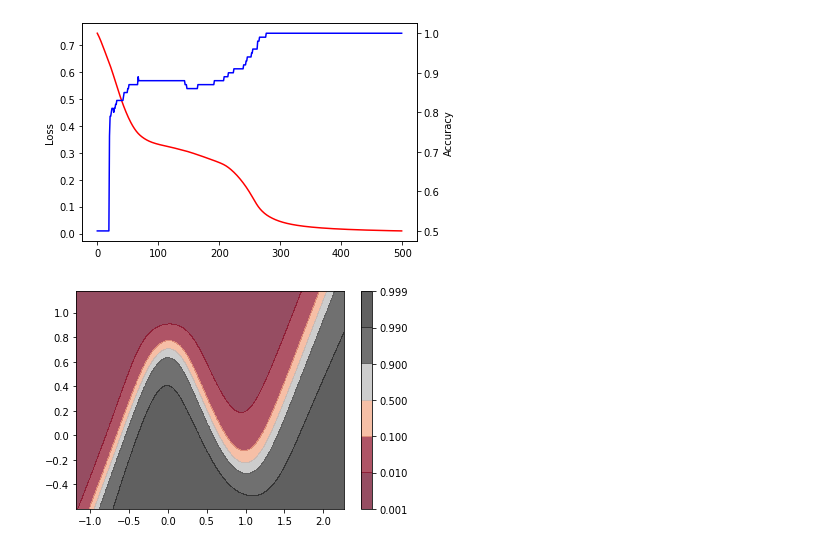
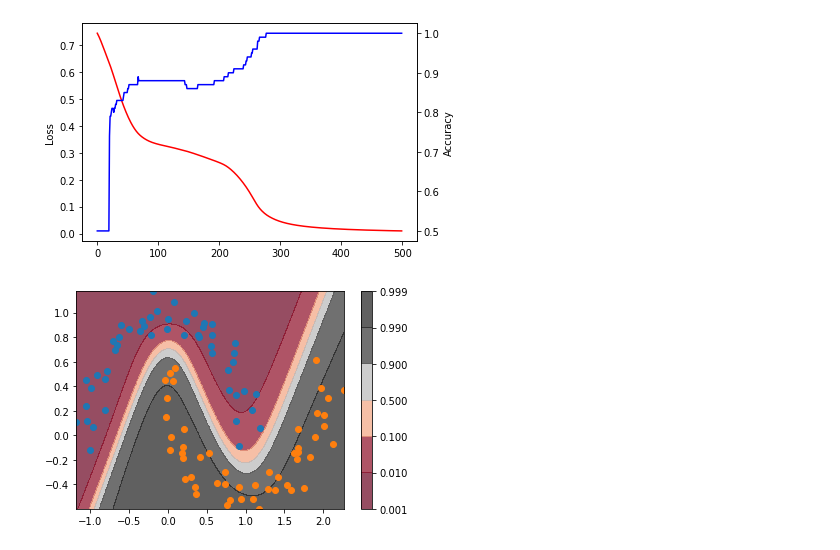
Before and after one commit to leihuang/scrapbook, a Jupyter notebook: DANN_Moons.ipynb, the cells around one changed output. Cells and saved outputs as stored; diff of their text form; code cells hidden in the pictures.

```diff
--- a/DANN_Moons.ipynb
+++ b/DANN_Moons.ipynb
@@ -113,19 +113,23 @@ plt.show()
 # %%
 k = 100
 x1s = np.linspace(X[:,0].min(), X[:,0].max(), k)
 x2s = np.linspace(X[:,1].min(), X[:,1].max(), k)
 
 x1ss, x2ss = np.meshgrid(x1s, x2s)
 Xp = np.array(list(zip(x1ss.flatten(), x2ss.flatten())))
 Xp_ = Variable(torch.from_numpy(Xp)).float()
 zss = model0.forward(Xp_).detach().numpy().reshape(k, k)
 
 fig, ax = plt.subplots()
 contours = plt.contourf(x1ss, x2ss, zss, [0.001,0.01, 0.1, 0.5, 0.9, 0.99,0.999], cmap='RdGy', alpha=0.7)
 # plt.clabel(contours, inline=True, fontsize=12)
 plt.colorbar()
+
+ax.scatter(*X[y==0].T)
+ax.scatter(*X[y==1].T)
+
 plt.show()
 # %% [output]
-[figure, old version]
+[figure, new version]
 # %%
 plt.contour?
```
